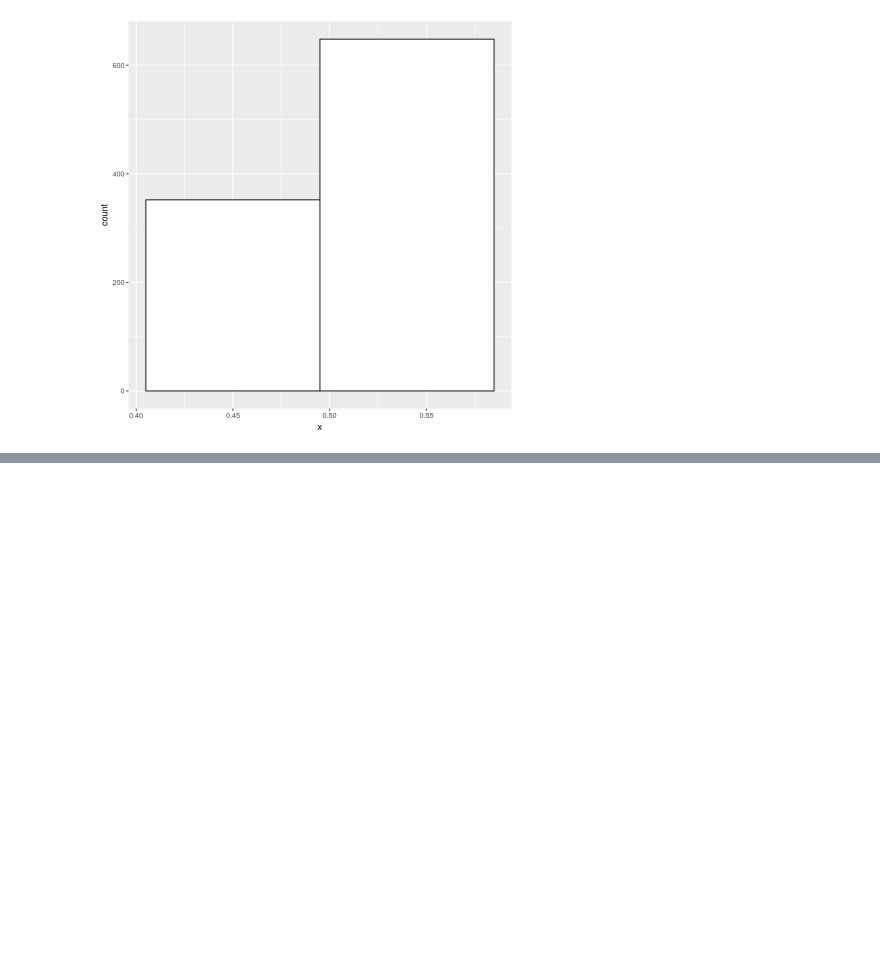
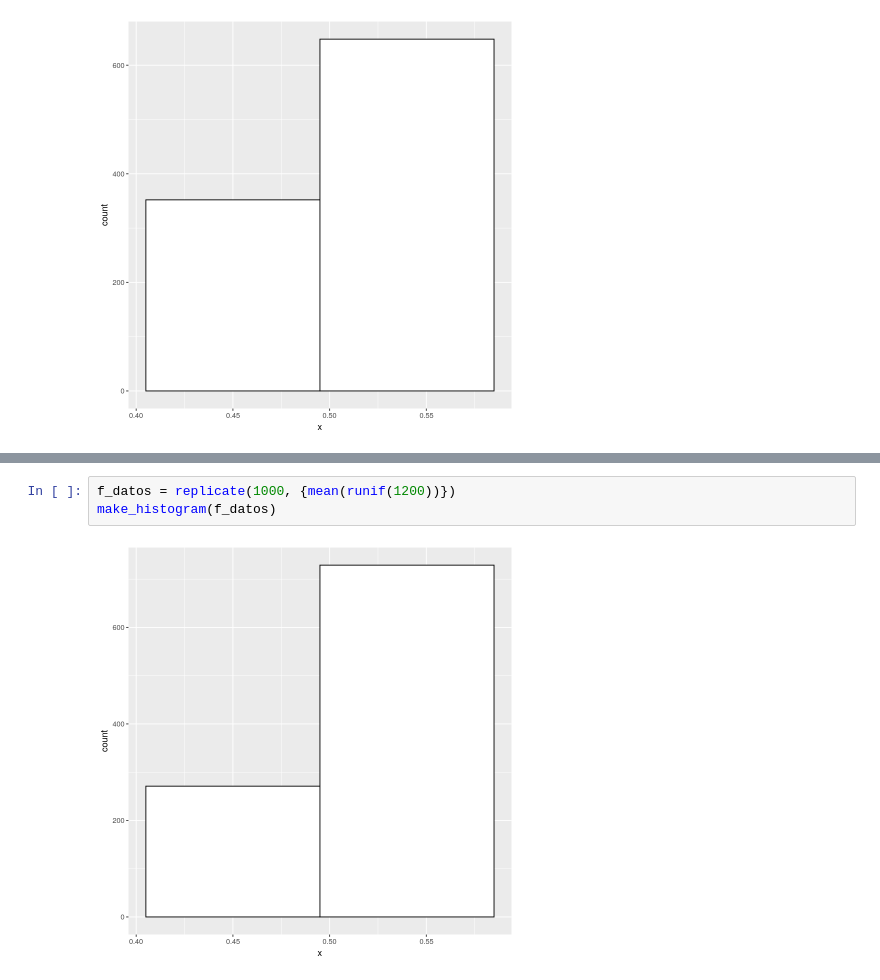
Before and after one commit to fzanollo/proba, a Jupyter notebook: tp/TP.ipynb, the cells around one changed output, grey strips where cells are left out. Saved outputs shown, nothing was run; the diff lists cells and outputs as text; blank space fills up the shorter version.

```diff
--- a/tp/TP.ipynb
+++ b/tp/TP.ipynb
@@ -60,0 +70,5 @@ make_histogram(e_datos)
+# %%
+f_datos = replicate(1000, {mean(runif(1200))})
+make_histogram(f_datos)
+# %% [output]
+[figure, added]
```
Also changed, not shown: parts of 6 cells of this notebook.
